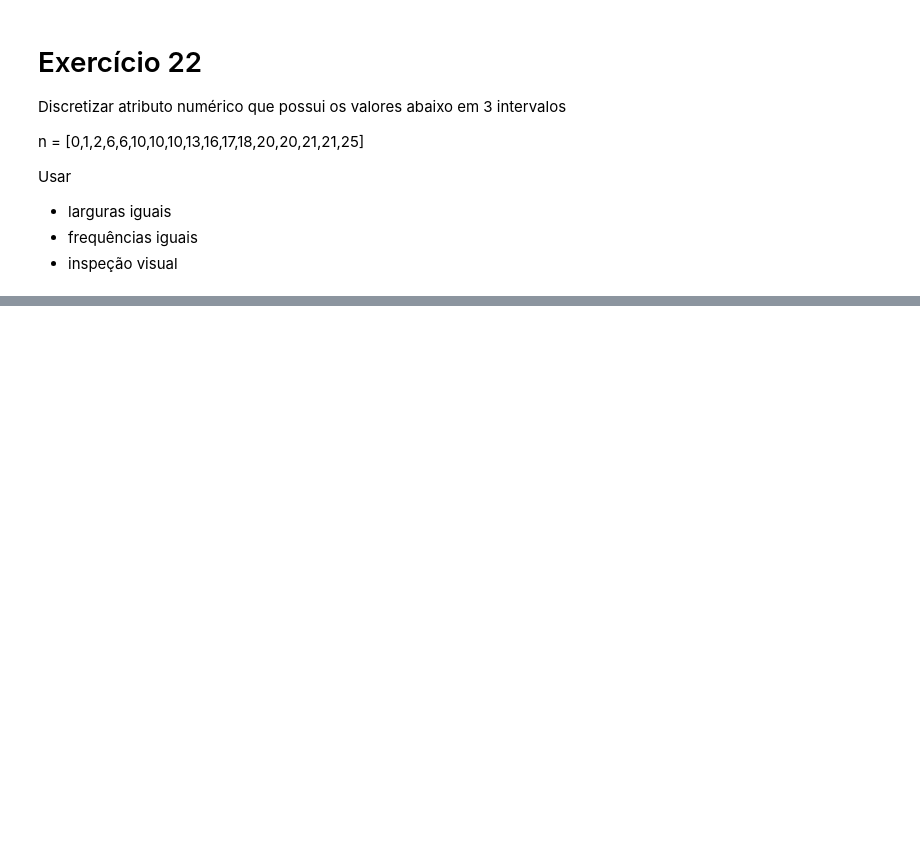
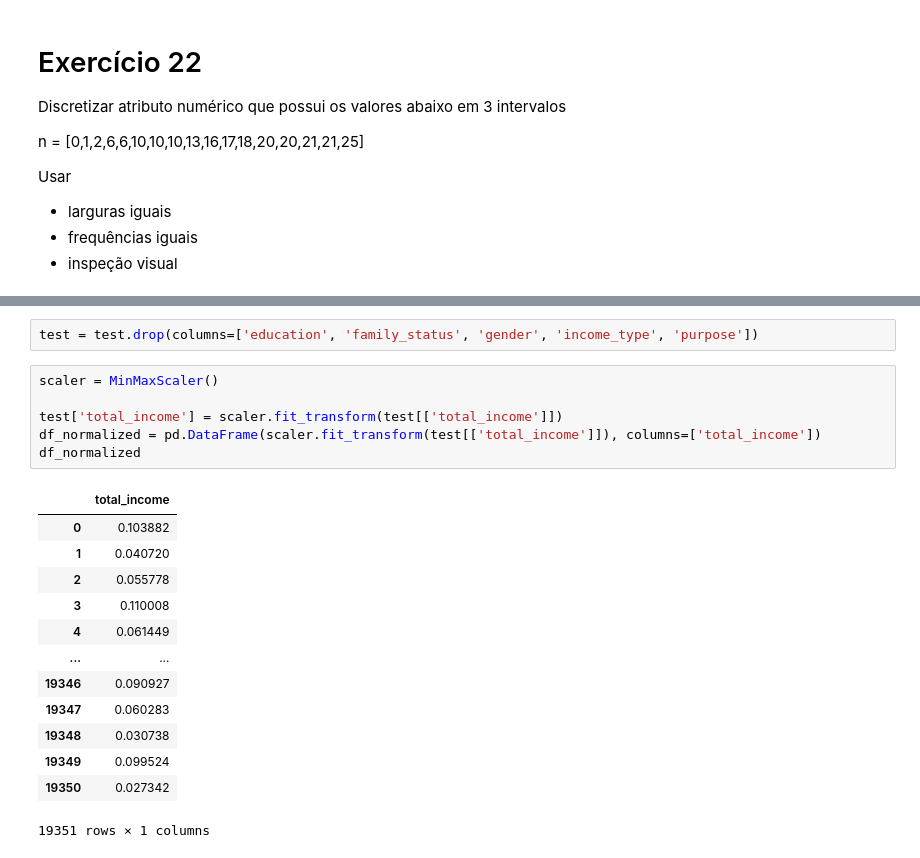
Before and after one commit to srtjazz/gc-python-2024, a Jupyter notebook: aula_11/exercicio_22/exercicio_22.ipynb, the cells around one changed output, grey strips where cells are left out. Cells and saved outputs as stored; diff of their text form; blank space fills up the shorter version.

```diff
--- a/aula_11/exercicio_22/exercicio_22.ipynb
+++ b/aula_11/exercicio_22/exercicio_22.ipynb
@@ -29,0 +98,22 @@ px.scatter(df, x='numero', y='largura', title='Número X Sua Largura', trendline
+# %%
+test = test.drop(columns=['education', 'family_status', 'gender', 'income_type', 'purpose'])
+# %%
+scaler = MinMaxScaler()
+
+test['total_income'] = scaler.fit_transform(test[['total_income']])
+df_normalized = pd.DataFrame(scaler.fit_transform(test[['total_income']]), columns=['total_income'])
+df_normalized
+# %% [output]
+|  | total_income |
+| 0 | 0.103882 |
+| 1 | 0.040720 |
+| 2 | 0.055778 |
+| 3 | 0.110008 |
+| 4 | 0.061449 |
+| ... | ... |
+| 19346 | 0.090927 |
+| 19347 | 0.060283 |
+| 19348 | 0.030738 |
+| 19349 | 0.099524 |
+| 19350 | 0.027342 |
+19351 rows × 1 columns
```
Also changed, not shown: parts of 10 cells of this notebook.
